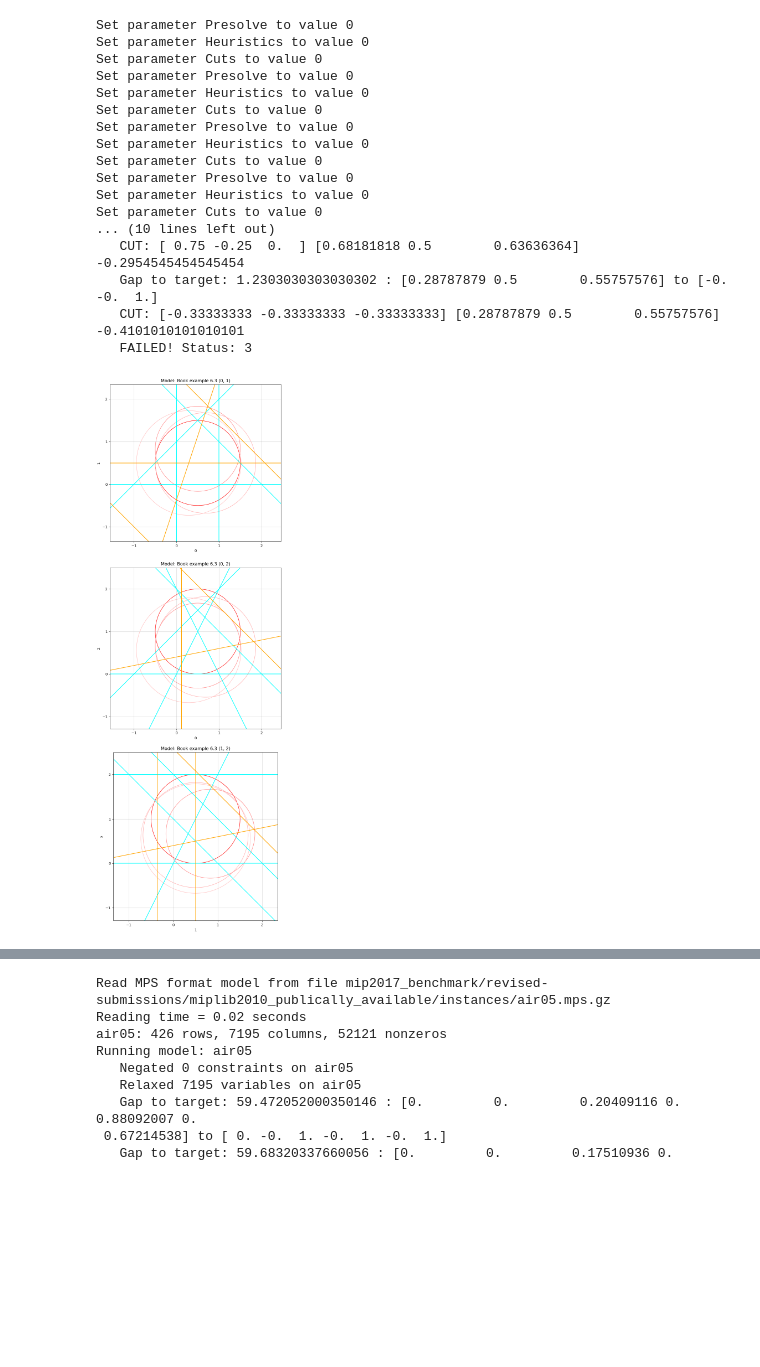
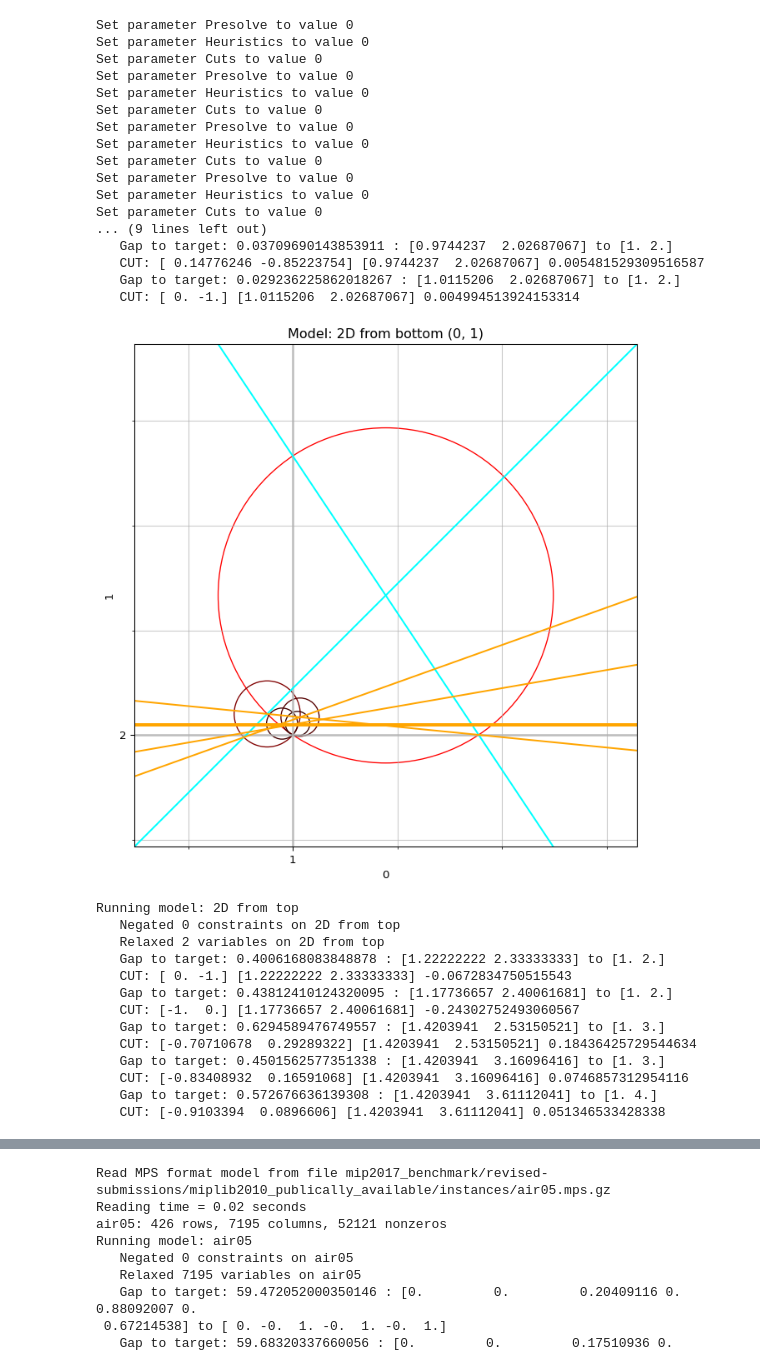
Before and after one commit to BrannonKing/intersection_cuts, a Jupyter notebook: main.ipynb, the cells around one changed output, grey strips where cells are left out. Drawn from its saved outputs; the diff is of its cells as text; code cells hidden in the pictures; blank space fills up the shorter version.

```diff
--- a/main.ipynb
+++ b/main.ipynb
@@ -167,7 +184,7 @@ def compute_hyperplane_via_lp(x0, b0, tableau, basis, col_to_var, int_idx):
 # create a function to do cuts via LP:
 def add_lp_ball_cut(relaxed: gp.Model, target, integer_vars, integer_idx, plotter):
 
-    norm = 1
+    norm = 2
     current = integer_vars.X
     radius = np.linalg.norm(current - target, norm)
     if radius <= relaxed.params.FeasibilityTol:
@@ -180,7 +197,7 @@ def add_lp_ball_cut(relaxed: gp.Model, target, integer_vars, integer_idx, plotte
     basis = gu.read_basis(relaxed)
     tableau, col_to_var, negated_rows = gu.read_tableau(relaxed, basis, extra_rows=1)
     # tableau[negated_rows, :] *= -1.0  # only happens on slack vars?
-    gu.validate_corner(relaxed, basis, tableau, col_to_var)
+    # gu.validate_corner(relaxed, basis, tableau[:-1], col_to_var)
 
     # drop the rows of non-integer variables:
     to_drop = [i for i, base in enumerate(basis) if base not in integer_idx]
@@ -202,37 +219,50 @@ def add_lp_ball_cut(relaxed: gp.Model, target, integer_vars, integer_idx, plotte
 
     # generate the LP to find the hyperplane
     int_basis = [integer_idx[base] for base in basis]
     w, b = compute_hyperplane_via_lp(target - current, radius, tableau, int_basis, col_to_var, integer_idx)
     print("   CUT:", w, current, b)
 
     # add the cut:
     if b >= 0:
         new_con = relaxed.addConstr(w @ (integer_vars - current) >= b)
     else:
         new_con = relaxed.addConstr(w @ (integer_vars - current) <= b)
     if plotter is not None:
         relaxed.update()
         plotter.add_constraint(new_con)
 
     return True
 
-run_cuts_to_nearest_int(list(el.get_instances().values())[3:], add_lp_ball_cut)
+run_cuts_to_nearest_int(list(el.get_instances().values())[0:3], add_lp_ball_cut)
 # %% [output]
 Set parameter Presolve to value 0
 Set parameter Heuristics to value 0
 Set parameter Cuts to value 0
 Set parameter Presolve to value 0
 Set parameter Heuristics to value 0
 Set parameter Cuts to value 0
 Set parameter Presolve to value 0
 Set parameter Heuristics to value 0
 Set parameter Cuts to value 0
 Set parameter Presolve to value 0
 Set parameter Heuristics to value 0
 Set parameter Cuts to value 0
-... (10 lines left out)
-   CUT: [ 0.75 -0.25  0.  ] [0.68181818 0.5        0.63636364] -0.2954545454545454
-   Gap to target: 1.2303030303030302 : [0.28787879 0.5        0.55757576] to [-0. -0.  1.]
-   CUT: [-0.33333333 -0.33333333 -0.33333333] [0.28787879 0.5        0.55757576] -0.4101010101010101
-   FAILED! Status: 3
+... (9 lines left out)
+   Gap to target: 0.03709690143853911 : [0.9744237  2.02687067] to [1. 2.]
+   CUT: [ 0.14776246 -0.85223754] [0.9744237  2.02687067] 0.005481529309516587
+   Gap to target: 0.029236225862018267 : [1.0115206  2.02687067] to [1. 2.]
+   CUT: [ 0. -1.] [1.0115206  2.02687067] 0.004994513924153314
-[figure, old version]
+[figure, new version]
+Running model: 2D from top
+   Negated 0 constraints on 2D from top
+   Relaxed 2 variables on 2D from top
+   Gap to target: 0.4006168083848878 : [1.22222222 2.33333333] to [1. 2.]
+   CUT: [ 0. -1.] [1.22222222 2.33333333] -0.0672834750515543
+   Gap to target: 0.43812410124320095 : [1.17736657 2.40061681] to [1. 2.]
+   CUT: [-1.  0.] [1.17736657 2.40061681] -0.24302752493060567
+   Gap to target: 0.6294589476749557 : [1.4203941  2.53150521] to [1. 3.]
+   CUT: [-0.70710678  0.29289322] [1.4203941  2.53150521] 0.18436425729544634
+   Gap to target: 0.4501562577351338 : [1.4203941  3.16096416] to [1. 3.]
+   CUT: [-0.83408932  0.16591068] [1.4203941  3.16096416] 0.0746857312954116
+   Gap to target: 0.572676636139308 : [1.4203941  3.61112041] to [1. 4.]
+   CUT: [-0.9103394  0.0896606] [1.4203941  3.61112041] 0.051346533428338
```
Also changed, not shown: parts of 3 cells of this notebook, 3 other files.
